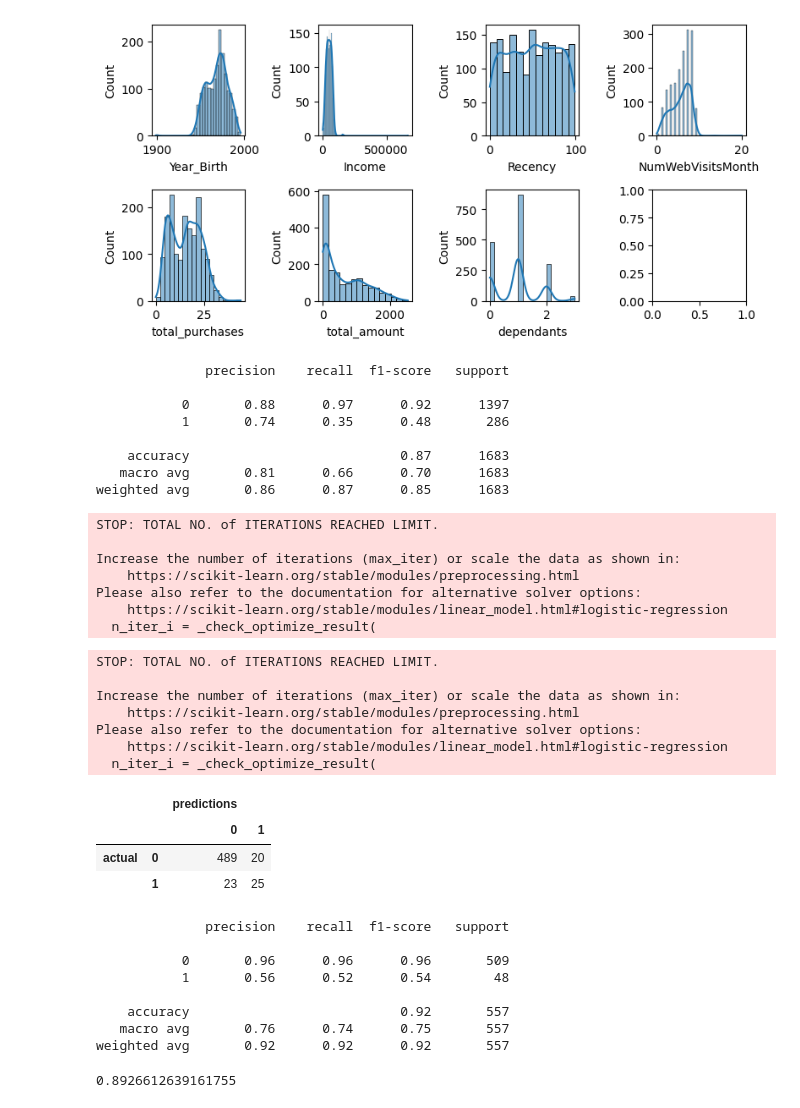
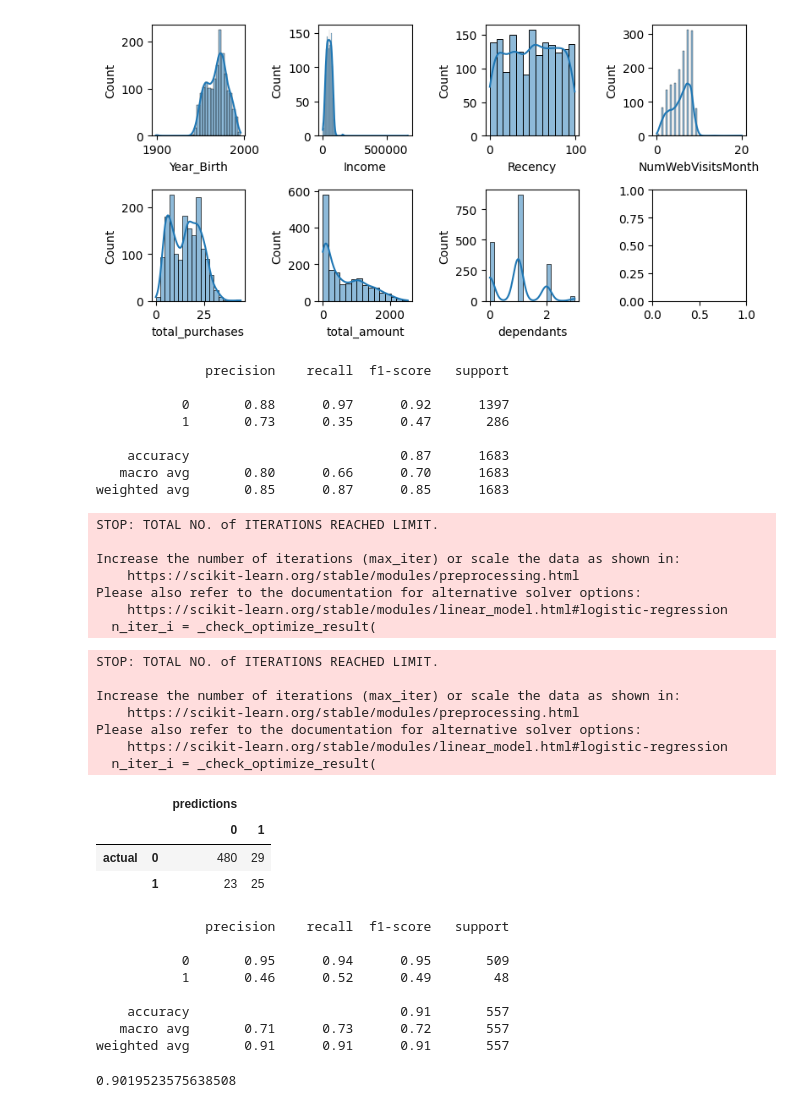
Before and after one commit to Demiga-g/marketing-mlops, a Jupyter notebook: 01-initial_model/ifood_campaign_analysis.ipynb, the cells around one changed output. Drawn from its saved outputs; the diff is of its cells as text; code cells hidden in the pictures.

```diff
--- a/01-initial_model/ifood_campaign_analysis.ipynb
+++ b/01-initial_model/ifood_campaign_analysis.ipynb
@@ -162,0 +157,14 @@ num_ftrs_2 = [col for col in df_train.columns
+# %%
+# Encode ordinal categorical variables
+ordinal_categ = ['Education']
+categories = ['Basic', '2n Cycle', 'Graduation', 'Master', 'PhD']
+
+df_train[ordinal_categ] = pd.Categorical(df_train[ordinal_categ], categories=categories, ordered=True).codes
+
+# Encode nominal categorical variables
+nominal_categs = list(filter(lambda x: x not in ordinal_categ, categ_ftrs_2))
+
+df_train[nominal_categs] = (
+    df_train[nominal_categs].astype('category')
+    .apply(lambda x: x.cat.codes)
+    )
@@ -209,9 +222,12 @@ def clean_data(df):
     # Drop superflous columns
     df = df.drop(red_ftrs_2, axis=1)
 
-    # Encode categorical variables
-    df[categ_ftrs_2] = (
-        df[categ_ftrs_2].astype('category')
+    # Encode ordinal categorical variables
+    df[ordinal_categ] = pd.Categorical(df[ordinal_categ], categories=categories, ordered=True).codes
+
+    # Encode nominal categorical variables
+    df[nominal_categs] = (
+        df[nominal_categs].astype('category')
         .apply(lambda x: x.cat.codes)
     )
 
@@ -232,11 +248,11 @@ print(classification_report(y_train, y_pred))
               precision    recall  f1-score   support
 
            0       0.88      0.97      0.92      1397
-           1       0.74      0.35      0.48       286
+           1       0.73      0.35      0.47       286
 
     accuracy                           0.87      1683
-   macro avg       0.81      0.66      0.70      1683
-weighted avg       0.86      0.87      0.85      1683
+   macro avg       0.80      0.66      0.70      1683
+weighted avg       0.85      0.87      0.85      1683
 STOP: TOTAL NO. of ITERATIONS REACHED LIMIT.
 
 Increase the number of iterations (max_iter) or scale the data as shown in:
@@ -257,36 +273,38 @@ Please also refer to the documentation for alternative solver options:
     https://scikit-learn.org/stable/modules/linear_model.html#logistic-regression
   n_iter_i = _check_optimize_result(
 # %%
-cmat = confusion_matrix(y_val, y_pred)
-cols = pd.MultiIndex.from_tuples(
-    [('predictions', 0), ('predictions', 1)]
-)
-indx = pd.MultiIndex.from_tuples(
-    [('actual', 0), ('actual', 1)]
-)
-
-display(pd.DataFrame(cmat, columns=cols, index=indx))
+def cmat_table(y_true, y_pred):
+    cmat = confusion_matrix(y_true, y_pred)
+    cols = pd.MultiIndex.from_tuples(
+        [('predictions', 0), ('predictions', 1)]
+    )
+    indx = pd.MultiIndex.from_tuples(
+        [('actual', 0), ('actual', 1)]
+    )
+    display(pd.DataFrame(cmat, columns=cols, index=indx))
-# %% [output]
-|  |  | predictions |  |
-|  |  | 0 | 1 |
-| actual | 0 | 489 | 20 |
-|  | 1 | 23 | 25 |
+# %%
+cmat_table(y_val, y_pred)
+# %% [output]
+|  |  | predictions |  |
+|  |  | 0 | 1 |
+| actual | 0 | 480 | 29 |
+|  | 1 | 23 | 25 |
 # %%
 
 print(classification_report(y_val, y_pred))
 # %% [output]
               precision    recall  f1-score   support
 
-           0       0.96      0.96      0.96       509
-           1       0.56      0.52      0.54        48
+           0       0.95      0.94      0.95       509
+           1       0.46      0.52      0.49        48
 
-    accuracy                           0.92       557
-   macro avg       0.76      0.74      0.75       557
-weighted avg       0.92      0.92      0.92       557
+    accuracy                           0.91       557
+   macro avg       0.71      0.73      0.72       557
+weighted avg       0.91      0.91      0.91       557
 # %%
 roc_auc_score(y_val, lr.decision_function(X_val))
 # %% [output]
-0.8926612639161755
+0.9019523575638508
 # %%
 lr.predict_proba(X_val)
 # %% [output]
```
Also changed, not shown: parts of 13 cells of this notebook.
